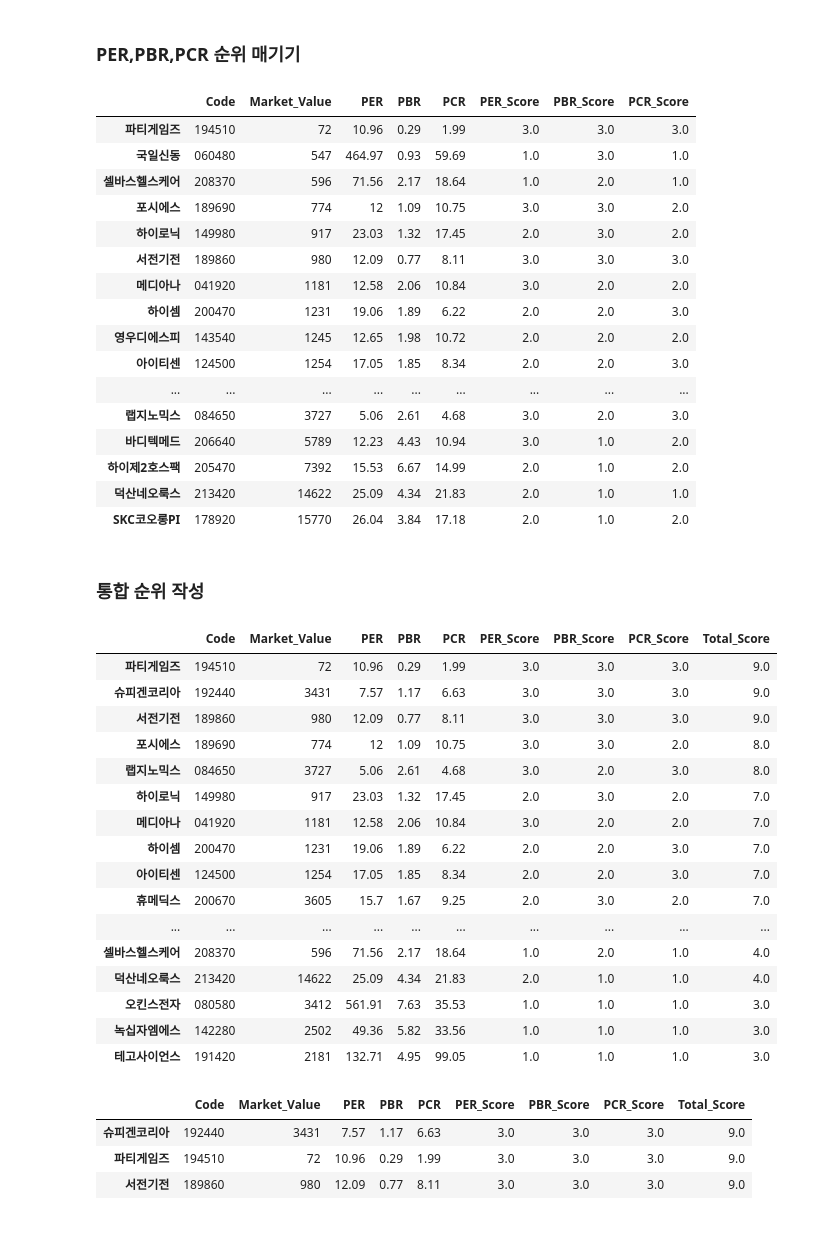
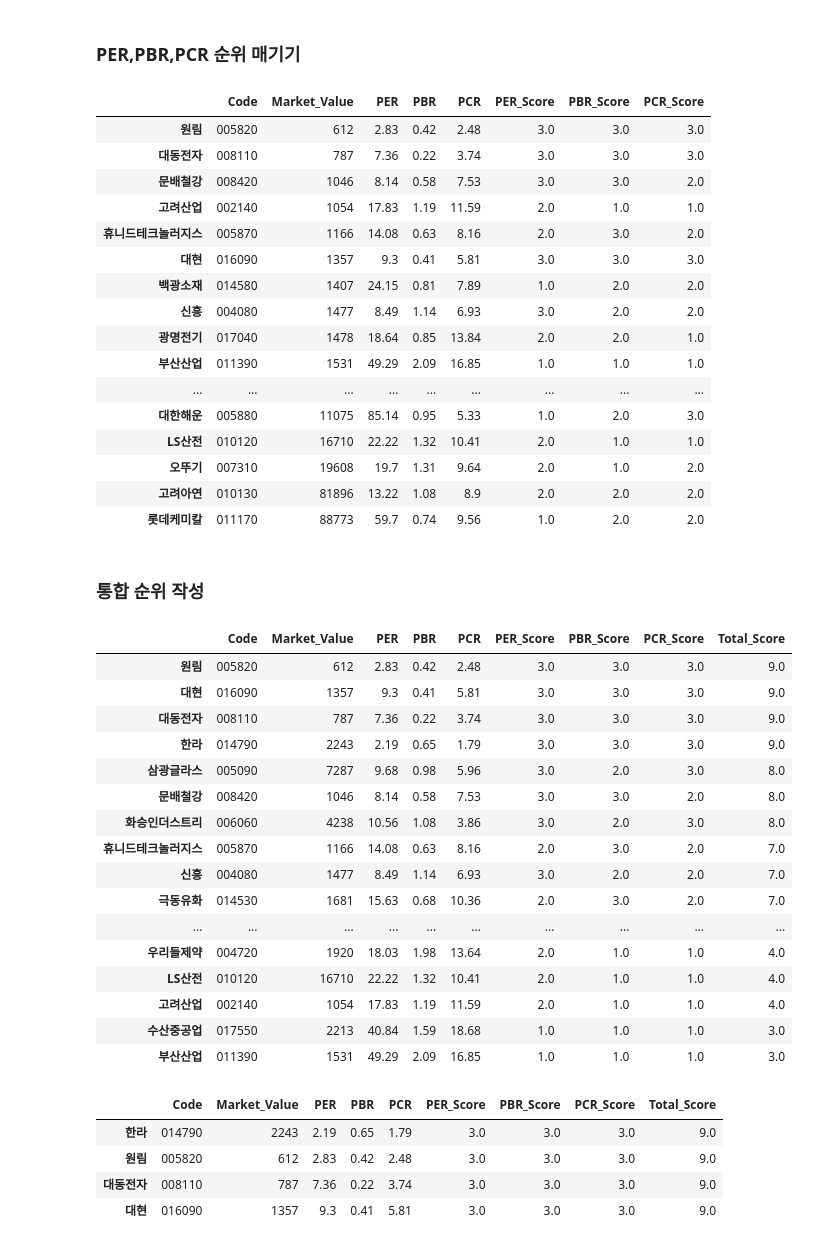
Before and after one commit to HoYoungChun/financial_data_analysis, a Jupyter notebook: Fama+LSV.ipynb, the cells around one changed output. Cells and saved outputs as stored; diff of their text form; code cells hidden in the pictures.

```diff
--- a/Fama+LSV.ipynb
+++ b/Fama+LSV.ipynb
@@ -59,5 +59,5 @@ pcr
 csv_url = '/content/drive/MyDrive/Colab/financial_data_analysis/company.csv'
 company = pd.read_csv(csv_url, encoding='utf-8')
 code_list = company['종목코드']
-sample_code_list = code_list[1000:1050]
+sample_code_list = code_list[400:450]
 sample_code_list
@@ -180,22 +198,22 @@ tmp_df.loc[tmp_df['Code'].isin(tmp_df.sort_values(by='PCR')[middle_range:]['Code
 tmp_df
 # %% [output]
 |  | Code | Market_Value | PER | PBR | PCR | PER_Score | PBR_Score | PCR_Score |
-| 파티게임즈 | 194510 | 72 | 10.96 | 0.29 | 1.99 | 3.0 | 3.0 | 3.0 |
-| 국일신동 | 060480 | 547 | 464.97 | 0.93 | 59.69 | 1.0 | 3.0 | 1.0 |
-| 셀바스헬스케어 | 208370 | 596 | 71.56 | 2.17 | 18.64 | 1.0 | 2.0 | 1.0 |
-| 포시에스 | 189690 | 774 | 12 | 1.09 | 10.75 | 3.0 | 3.0 | 2.0 |
-| 하이로닉 | 149980 | 917 | 23.03 | 1.32 | 17.45 | 2.0 | 3.0 | 2.0 |
-| 서전기전 | 189860 | 980 | 12.09 | 0.77 | 8.11 | 3.0 | 3.0 | 3.0 |
-| 메디아나 | 041920 | 1181 | 12.58 | 2.06 | 10.84 | 3.0 | 2.0 | 2.0 |
-| 하이셈 | 200470 | 1231 | 19.06 | 1.89 | 6.22 | 2.0 | 2.0 | 3.0 |
-| 영우디에스피 | 143540 | 1245 | 12.65 | 1.98 | 10.72 | 2.0 | 2.0 | 2.0 |
-| 아이티센 | 124500 | 1254 | 17.05 | 1.85 | 8.34 | 2.0 | 2.0 | 3.0 |
+| 원림 | 005820 | 612 | 2.83 | 0.42 | 2.48 | 3.0 | 3.0 | 3.0 |
+| 대동전자 | 008110 | 787 | 7.36 | 0.22 | 3.74 | 3.0 | 3.0 | 3.0 |
+| 문배철강 | 008420 | 1046 | 8.14 | 0.58 | 7.53 | 3.0 | 3.0 | 2.0 |
+| 고려산업 | 002140 | 1054 | 17.83 | 1.19 | 11.59 | 2.0 | 1.0 | 1.0 |
+| 휴니드테크놀러지스 | 005870 | 1166 | 14.08 | 0.63 | 8.16 | 2.0 | 3.0 | 2.0 |
+| 대현 | 016090 | 1357 | 9.3 | 0.41 | 5.81 | 3.0 | 3.0 | 3.0 |
+| 백광소재 | 014580 | 1407 | 24.15 | 0.81 | 7.89 | 1.0 | 2.0 | 2.0 |
+| 신흥 | 004080 | 1477 | 8.49 | 1.14 | 6.93 | 3.0 | 2.0 | 2.0 |
+| 광명전기 | 017040 | 1478 | 18.64 | 0.85 | 13.84 | 2.0 | 2.0 | 1.0 |
+| 부산산업 | 011390 | 1531 | 49.29 | 2.09 | 16.85 | 1.0 | 1.0 | 1.0 |
 | ... | ... | ... | ... | ... | ... | ... | ... | ... |
-| 랩지노믹스 | 084650 | 3727 | 5.06 | 2.61 | 4.68 | 3.0 | 2.0 | 3.0 |
-| 바디텍메드 | 206640 | 5789 | 12.23 | 4.43 | 10.94 | 3.0 | 1.0 | 2.0 |
-| 하이제2호스팩 | 205470 | 7392 | 15.53 | 6.67 | 14.99 | 2.0 | 1.0 | 2.0 |
-| 덕산네오룩스 | 213420 | 14622 | 25.09 | 4.34 | 21.83 | 2.0 | 1.0 | 1.0 |
-| SKC코오롱PI | 178920 | 15770 | 26.04 | 3.84 | 17.18 | 2.0 | 1.0 | 2.0 |
+| 대한해운 | 005880 | 11075 | 85.14 | 0.95 | 5.33 | 1.0 | 2.0 | 3.0 |
+| LS산전 | 010120 | 16710 | 22.22 | 1.32 | 10.41 | 2.0 | 1.0 | 1.0 |
+| 오뚜기 | 007310 | 19608 | 19.7 | 1.31 | 9.64 | 2.0 | 1.0 | 2.0 |
+| 고려아연 | 010130 | 81896 | 13.22 | 1.08 | 8.9 | 2.0 | 2.0 | 2.0 |
+| 롯데케미칼 | 011170 | 88773 | 59.7 | 0.74 | 9.56 | 1.0 | 2.0 | 2.0 |
 # %% [markdown]
 ### 통합 순위 작성
 # %%
@@ -203,27 +221,28 @@ tmp_df['Total_Score'] = tmp_df['PER_Score'] + tmp_df['PBR_Score'] + tmp_df['PCR_
 tmp_df.sort_values(by='Total_Score', ascending=False)
 # %% [output]
 |  | Code | Market_Value | PER | PBR | PCR | PER_Score | PBR_Score | PCR_Score | Total_Score |
-| 파티게임즈 | 194510 | 72 | 10.96 | 0.29 | 1.99 | 3.0 | 3.0 | 3.0 | 9.0 |
-| 슈피겐코리아 | 192440 | 3431 | 7.57 | 1.17 | 6.63 | 3.0 | 3.0 | 3.0 | 9.0 |
-| 서전기전 | 189860 | 980 | 12.09 | 0.77 | 8.11 | 3.0 | 3.0 | 3.0 | 9.0 |
-| 포시에스 | 189690 | 774 | 12 | 1.09 | 10.75 | 3.0 | 3.0 | 2.0 | 8.0 |
-| 랩지노믹스 | 084650 | 3727 | 5.06 | 2.61 | 4.68 | 3.0 | 2.0 | 3.0 | 8.0 |
-| 하이로닉 | 149980 | 917 | 23.03 | 1.32 | 17.45 | 2.0 | 3.0 | 2.0 | 7.0 |
-| 메디아나 | 041920 | 1181 | 12.58 | 2.06 | 10.84 | 3.0 | 2.0 | 2.0 | 7.0 |
-| 하이셈 | 200470 | 1231 | 19.06 | 1.89 | 6.22 | 2.0 | 2.0 | 3.0 | 7.0 |
-| 아이티센 | 124500 | 1254 | 17.05 | 1.85 | 8.34 | 2.0 | 2.0 | 3.0 | 7.0 |
-| 휴메딕스 | 200670 | 3605 | 15.7 | 1.67 | 9.25 | 2.0 | 3.0 | 2.0 | 7.0 |
+| 원림 | 005820 | 612 | 2.83 | 0.42 | 2.48 | 3.0 | 3.0 | 3.0 | 9.0 |
+| 대현 | 016090 | 1357 | 9.3 | 0.41 | 5.81 | 3.0 | 3.0 | 3.0 | 9.0 |
+| 대동전자 | 008110 | 787 | 7.36 | 0.22 | 3.74 | 3.0 | 3.0 | 3.0 | 9.0 |
+| 한라 | 014790 | 2243 | 2.19 | 0.65 | 1.79 | 3.0 | 3.0 | 3.0 | 9.0 |
+| 삼광글라스 | 005090 | 7287 | 9.68 | 0.98 | 5.96 | 3.0 | 2.0 | 3.0 | 8.0 |
+| 문배철강 | 008420 | 1046 | 8.14 | 0.58 | 7.53 | 3.0 | 3.0 | 2.0 | 8.0 |
+| 화승인더스트리 | 006060 | 4238 | 10.56 | 1.08 | 3.86 | 3.0 | 2.0 | 3.0 | 8.0 |
+| 휴니드테크놀러지스 | 005870 | 1166 | 14.08 | 0.63 | 8.16 | 2.0 | 3.0 | 2.0 | 7.0 |
+| 신흥 | 004080 | 1477 | 8.49 | 1.14 | 6.93 | 3.0 | 2.0 | 2.0 | 7.0 |
+| 극동유화 | 014530 | 1681 | 15.63 | 0.68 | 10.36 | 2.0 | 3.0 | 2.0 | 7.0 |
 | ... | ... | ... | ... | ... | ... | ... | ... | ... | ... |
-| 셀바스헬스케어 | 208370 | 596 | 71.56 | 2.17 | 18.64 | 1.0 | 2.0 | 1.0 | 4.0 |
-| 덕산네오룩스 | 213420 | 14622 | 25.09 | 4.34 | 21.83 | 2.0 | 1.0 | 1.0 | 4.0 |
-| 오킨스전자 | 080580 | 3412 | 561.91 | 7.63 | 35.53 | 1.0 | 1.0 | 1.0 | 3.0 |
-| 녹십자엠에스 | 142280 | 2502 | 49.36 | 5.82 | 33.56 | 1.0 | 1.0 | 1.0 | 3.0 |
-| 테고사이언스 | 191420 | 2181 | 132.71 | 4.95 | 99.05 | 1.0 | 1.0 | 1.0 | 3.0 |
+| 우리들제약 | 004720 | 1920 | 18.03 | 1.98 | 13.64 | 2.0 | 1.0 | 1.0 | 4.0 |
+| LS산전 | 010120 | 16710 | 22.22 | 1.32 | 10.41 | 2.0 | 1.0 | 1.0 | 4.0 |
+| 고려산업 | 002140 | 1054 | 17.83 | 1.19 | 11.59 | 2.0 | 1.0 | 1.0 | 4.0 |
+| 수산중공업 | 017550 | 2213 | 40.84 | 1.59 | 18.68 | 1.0 | 1.0 | 1.0 | 3.0 |
+| 부산산업 | 011390 | 1531 | 49.29 | 2.09 | 16.85 | 1.0 | 1.0 | 1.0 | 3.0 |
 # %%
 max_point_df = tmp_df[tmp_df['Total_Score']==9.0]
-max_point_df.sort_values(by='PER', ascending=True).head(30)
+max_point_df.sort_values(by='PCR', ascending=True).head(50)
 # %% [output]
 |  | Code | Market_Value | PER | PBR | PCR | PER_Score | PBR_Score | PCR_Score | Total_Score |
-| 슈피겐코리아 | 192440 | 3431 | 7.57 | 1.17 | 6.63 | 3.0 | 3.0 | 3.0 | 9.0 |
-| 파티게임즈 | 194510 | 72 | 10.96 | 0.29 | 1.99 | 3.0 | 3.0 | 3.0 | 9.0 |
-| 서전기전 | 189860 | 980 | 12.09 | 0.77 | 8.11 | 3.0 | 3.0 | 3.0 | 9.0 |
+| 한라 | 014790 | 2243 | 2.19 | 0.65 | 1.79 | 3.0 | 3.0 | 3.0 | 9.0 |
+| 원림 | 005820 | 612 | 2.83 | 0.42 | 2.48 | 3.0 | 3.0 | 3.0 | 9.0 |
+| 대동전자 | 008110 | 787 | 7.36 | 0.22 | 3.74 | 3.0 | 3.0 | 3.0 | 9.0 |
+| 대현 | 016090 | 1357 | 9.3 | 0.41 | 5.81 | 3.0 | 3.0 | 3.0 | 9.0 |
```
Also changed, not shown: parts of 4 cells of this notebook.
